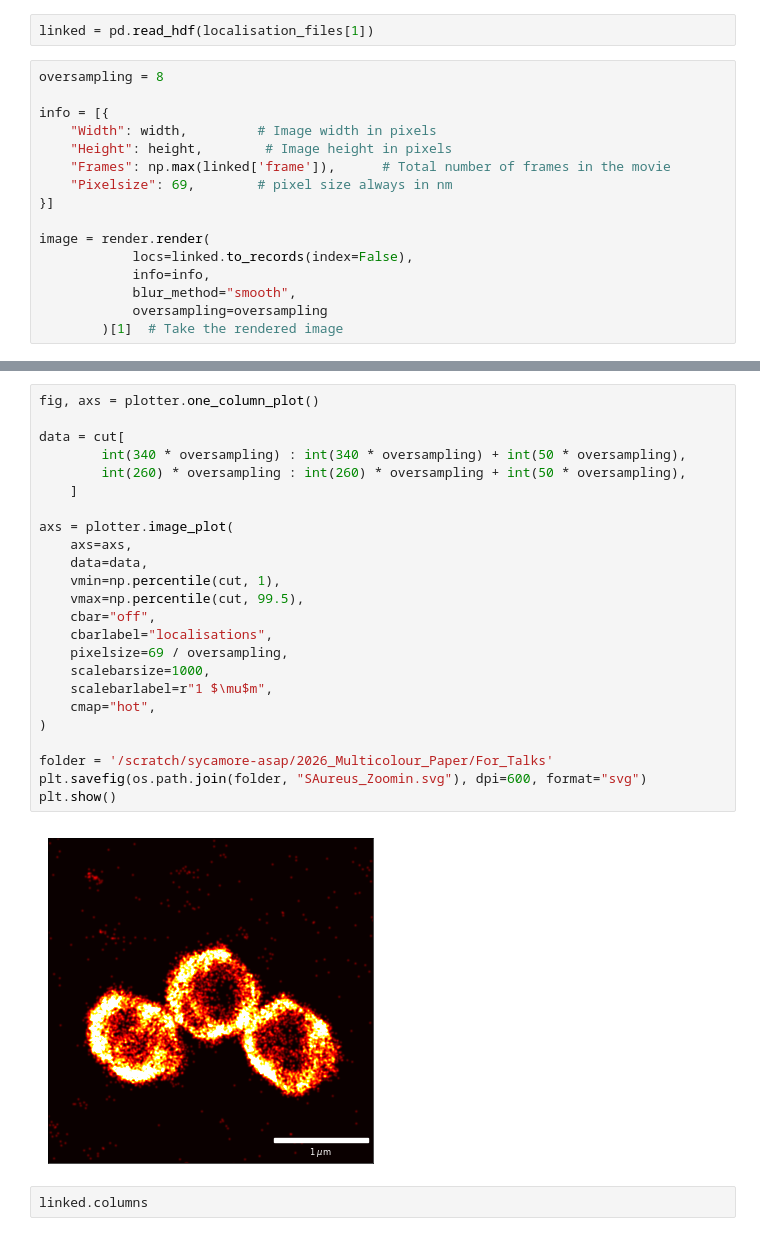
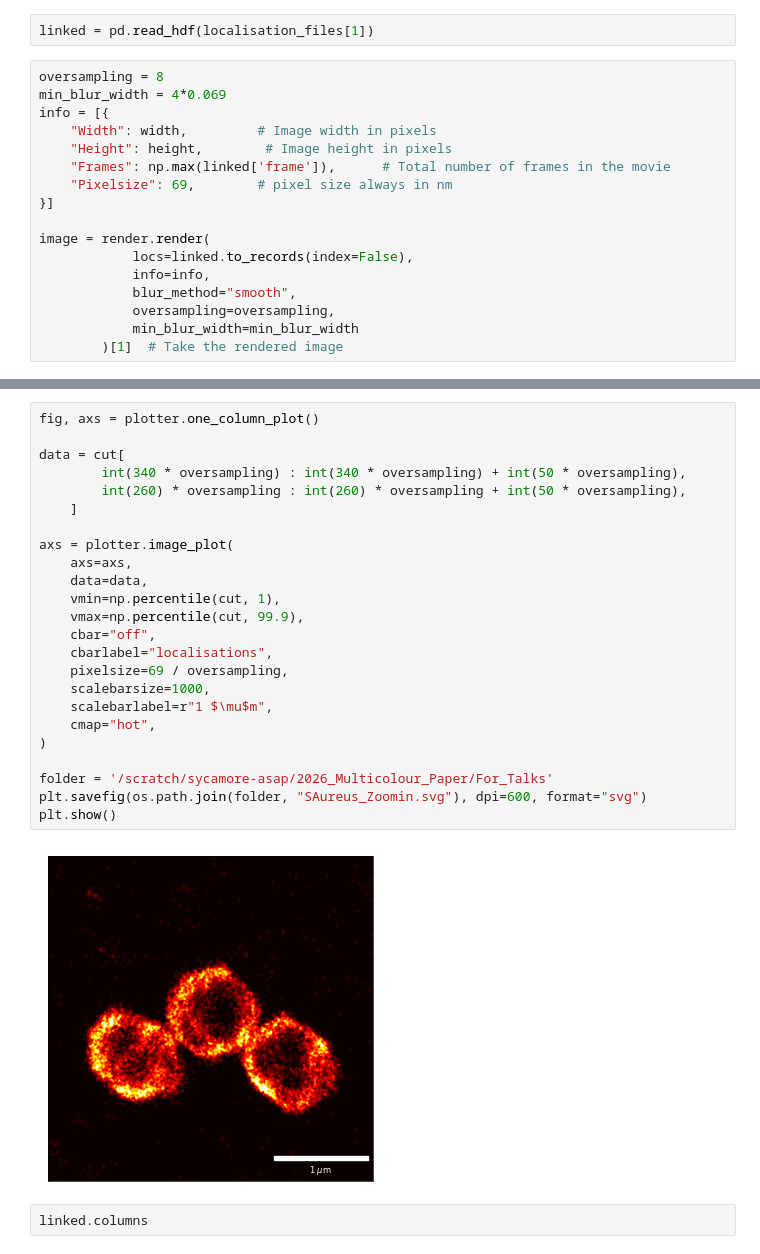
Before and after one commit to JBeckwith/pyS3M, a Jupyter notebook: notebooks/saureus/SAureus_PostAnalysis.ipynb, the cells around one changed output, grey strips where cells are left out. Drawn from its saved outputs; the diff is of its cells as text.

```diff
--- a/notebooks/saureus/SAureus_PostAnalysis.ipynb
+++ b/notebooks/saureus/SAureus_PostAnalysis.ipynb
@@ -237,7 +237,7 @@ localisation_files
 linked = pd.read_hdf(localisation_files[1])
 # %%
 oversampling = 8
-
+min_blur_width = 4*0.069
 info = [{
     "Width": width,         # Image width in pixels
     "Height": height,        # Image height in pixels
@@ -249,7 +249,8 @@ image = render.render(
             locs=linked.to_records(index=False),
             info=info,
             blur_method="smooth",
-            oversampling=oversampling
+            oversampling=oversampling,
+            min_blur_width=min_blur_width
         )[1]  # Take the rendered image
 # %%
 fig, axs = plotter.two_column_plot(height=2, width=2)
@@ -281,29 +282,29 @@ plt.show()
 # %%
 fig, axs = plotter.one_column_plot()
 
 data = cut[
         int(340 * oversampling) : int(340 * oversampling) + int(50 * oversampling),
         int(260) * oversampling : int(260) * oversampling + int(50 * oversampling),
     ]
 
 axs = plotter.image_plot(
     axs=axs,
     data=data,
     vmin=np.percentile(cut, 1),
-    vmax=np.percentile(cut, 99.5),
+    vmax=np.percentile(cut, 99.9),
     cbar="off",
     cbarlabel="localisations",
     pixelsize=69 / oversampling,
     scalebarsize=1000,
     scalebarlabel=r"1 $\mu$m",
     cmap="hot",
 )
 
 folder = '/scratch/sycamore-asap/2026_Multicolour_Paper/For_Talks'
 plt.savefig(os.path.join(folder, "SAureus_Zoomin.svg"), dpi=600, format="svg")
 plt.show()
 # %% [output]
-[figure, old version]
+[figure, new version]
 # %%
 linked.columns
 # %% [output]
```
Also changed, not shown: parts of 2 cells of this notebook, 2 other files.
